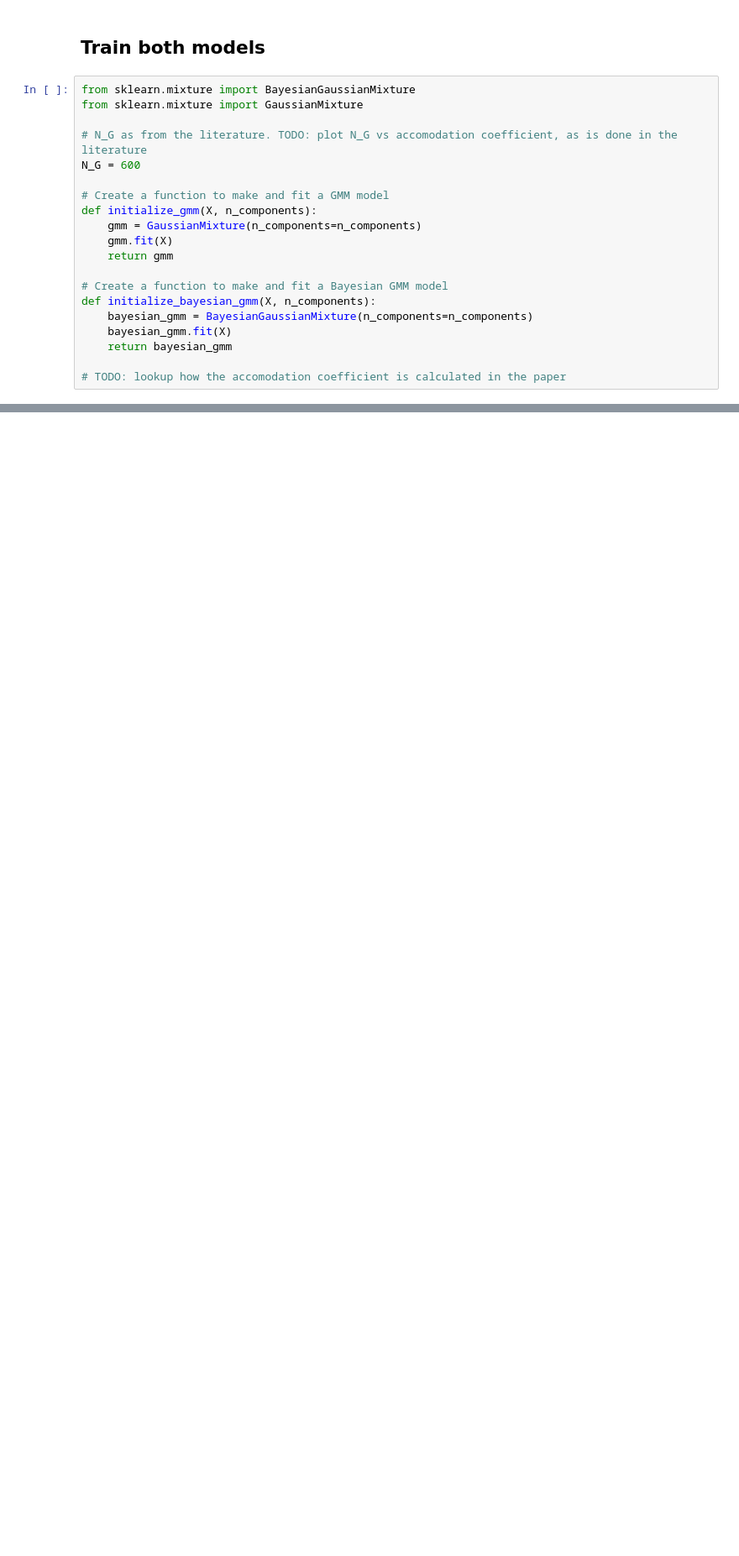
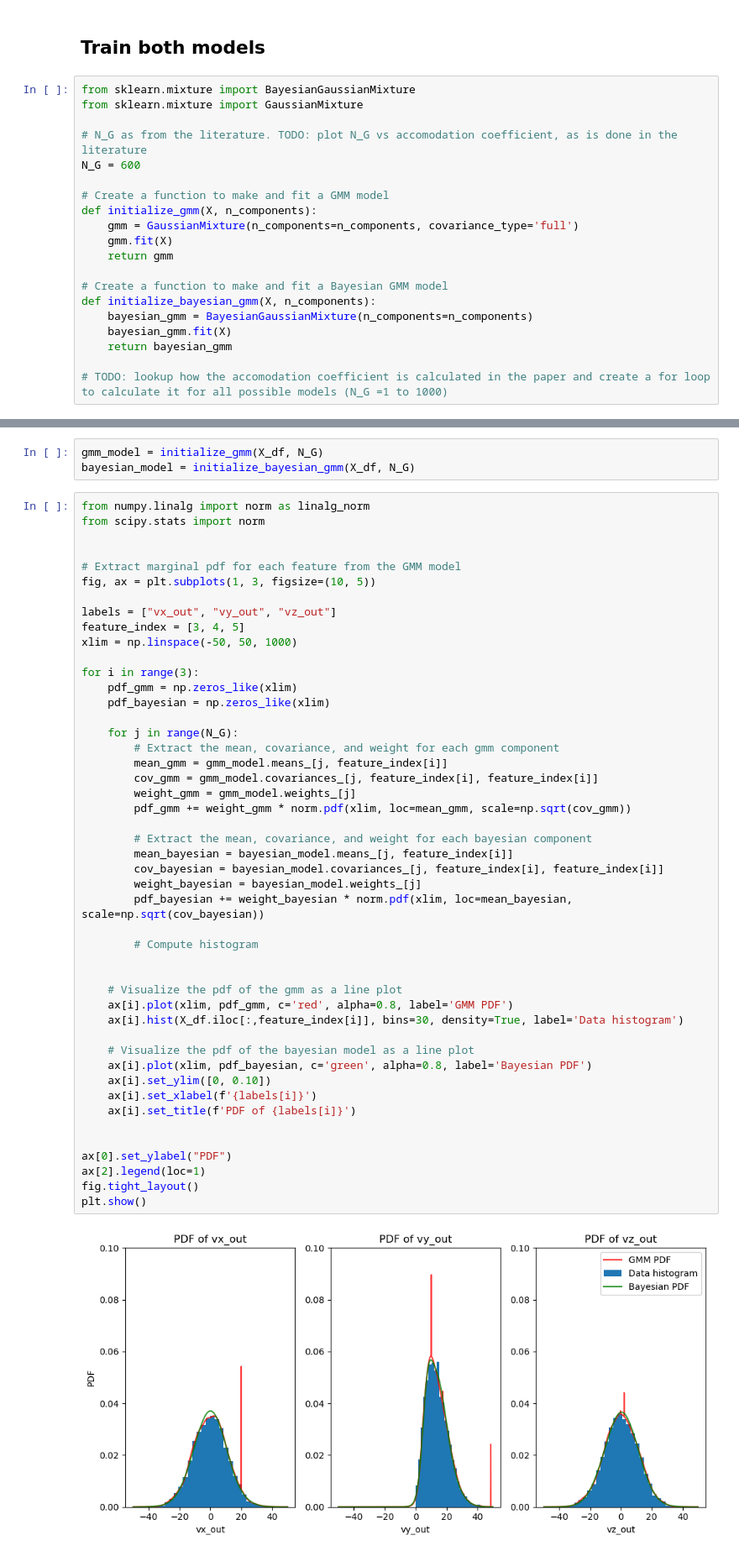
Before and after one commit to QuintenTijn/4AI000_Heat_and_flow, a Jupyter notebook: Materials_for_ML_assigment_2025/Bayesian_testing_notebook.ipynb, the cells around one changed output, grey strips where cells are left out. Shown at 84% size. Drawn from its saved outputs; the diff is of its cells as text; blank space fills up the shorter version.

```diff
--- a/Materials_for_ML_assigment_2025/Bayesian_testing_notebook.ipynb
+++ b/Materials_for_ML_assigment_2025/Bayesian_testing_notebook.ipynb
@@ -294,7 +273,7 @@ N_G = 600
 
 # Create a function to make and fit a GMM model
 def initialize_gmm(X, n_components):
-    gmm = GaussianMixture(n_components=n_components)
+    gmm = GaussianMixture(n_components=n_components, covariance_type='full')
     gmm.fit(X)
     return gmm
 
@@ -304,4 +283,4 @@ def initialize_bayesian_gmm(X, n_components):
     bayesian_gmm.fit(X)
     return bayesian_gmm
 
-# TODO: lookup how the accomodation coefficient is calculated in the paper
+# TODO: lookup how the accomodation coefficient is calculated in the paper and create a for loop to calculate it for all possible models (N_G =1 to 1000)
@@ -307,0 +289,52 @@ def initialize_bayesian_gmm(X, n_components):
+# %%
+gmm_model = initialize_gmm(X_df, N_G)
+bayesian_model = initialize_bayesian_gmm(X_df, N_G)
+# %%
+from numpy.linalg import norm as linalg_norm
+from scipy.stats import norm
+
+
+# Extract marginal pdf for each feature from the GMM model
+fig, ax = plt.subplots(1, 3, figsize=(10, 5))
+
+labels = ["vx_out", "vy_out", "vz_out"]
+feature_index = [3, 4, 5]
+xlim = np.linspace(-50, 50, 1000)
+
+for i in range(3):
+    pdf_gmm = np.zeros_like(xlim)
+    pdf_bayesian = np.zeros_like(xlim)
+
+    for j in range(N_G):
+        # Extract the mean, covariance, and weight for each gmm component
+        mean_gmm = gmm_model.means_[j, feature_index[i]]
+        cov_gmm = gmm_model.covariances_[j, feature_index[i], feature_index[i]]
+        weight_gmm = gmm_model.weights_[j]
+        pdf_gmm += weight_gmm * norm.pdf(xlim, loc=mean_gmm, scale=np.sqrt(cov_gmm))
+
+        # Extract the mean, covariance, and weight for each bayesian component
+        mean_bayesian = bayesian_model.means_[j, feature_index[i]]
+        cov_bayesian = bayesian_model.covariances_[j, feature_index[i], feature_index[i]]
+        weight_bayesian = bayesian_model.weights_[j]
+        pdf_bayesian += weight_bayesian * norm.pdf(xlim, loc=mean_bayesian, scale=np.sqrt(cov_bayesian))
+
+        # Compute histogram
+
+
+    # Visualize the pdf of the gmm as a line plot
+    ax[i].plot(xlim, pdf_gmm, c='red', alpha=0.8, label='GMM PDF')
+    ax[i].hist(X_df.iloc[:,feature_index[i]], bins=30, density=True, label='Data histogram')
+
+    # Visualize the pdf of the bayesian model as a line plot
+    ax[i].plot(xlim, pdf_bayesian, c='green', alpha=0.8, label='Bayesian PDF')
+    ax[i].set_ylim([0, 0.10])
+    ax[i].set_xlabel(f'{labels[i]}')
+    ax[i].set_title(f'PDF of {labels[i]}')
+
+
+ax[0].set_ylabel("PDF")
+ax[2].legend(loc=1)
+fig.tight_layout()
+plt.show()
+# %% [output]
+[figure, added]
```
Also changed, not shown: parts of 4 cells of this notebook, 1 other file.
